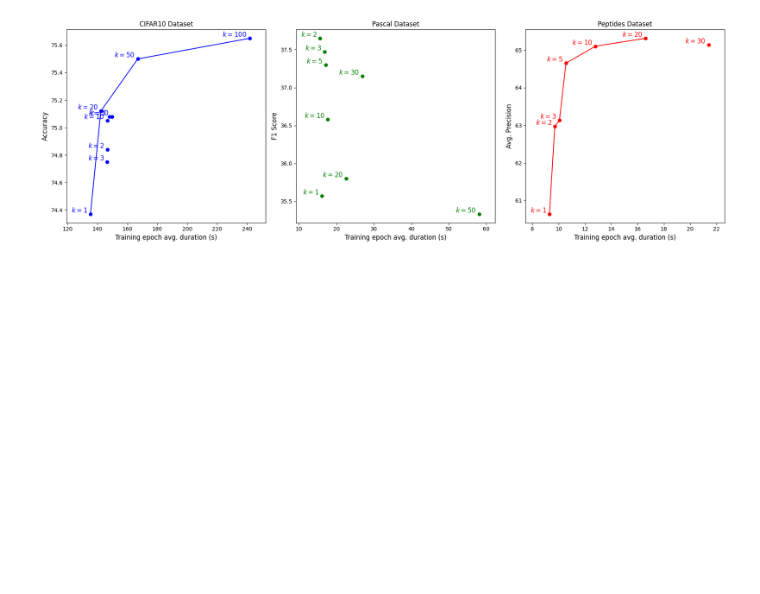
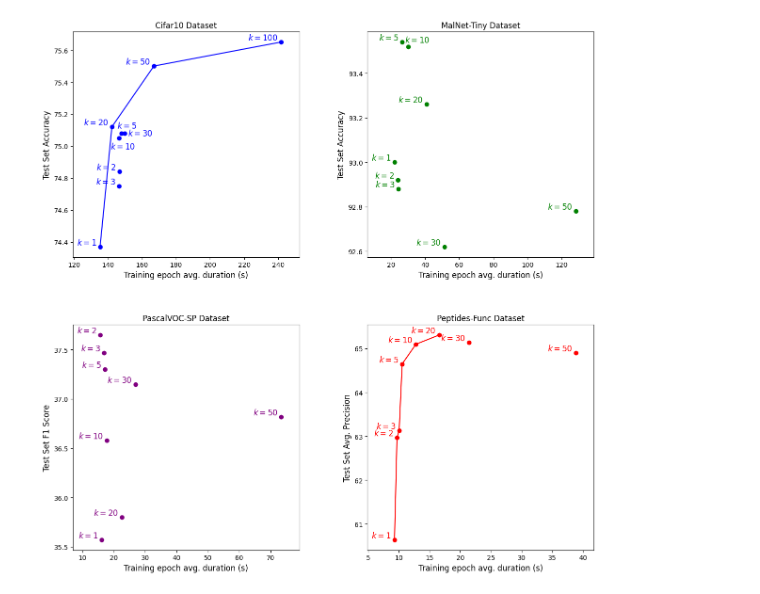
Before and after one commit to JonasDeSchouwer/MSc-thesis, a Jupyter notebook: plotting.ipynb, the cells around one changed output. Saved outputs shown, nothing was run; the diff lists cells and outputs as text; code cells hidden in the pictures; blank space fills up the shorter version.

Commit message:
added plotting code

```diff
--- a/plotting.ipynb
+++ b/plotting.ipynb
@@ -42,50 +68,79 @@ def find_pareto_optimal_idxs(time, performance):
 
     return pareto_optimal_idxs
 
-def plot_performance_time(ax, time, performance, ks, dataset_name, color, ylabel='Performance'):
+def plot_performance_time(ax, time, performance, ks, dataset_name, color, ylabel='Performance', draw_pareto_frontier=True):
     min_length = min(len(time), len(performance), len(ks))
     time = time[:min_length]
     performance = performance[:min_length]
 
     # draw points
     ax.scatter(time, performance, color=color)
 
     # draw pareto frontier
-    pareto_optimal_idxs = find_pareto_optimal_idxs(time, performance)
-    for i in range(1, len(pareto_optimal_idxs)):
-        idx1 = pareto_optimal_idxs[i-1]
-        idx2 = pareto_optimal_idxs[i]
-        ax.plot([time[idx1], time[idx2]], [performance[idx1], performance[idx2]], color=color)
+    if draw_pareto_frontier:
+        pareto_optimal_idxs = find_pareto_optimal_idxs(time, performance)
+        for i in range(1, len(pareto_optimal_idxs)):
+            idx1 = pareto_optimal_idxs[i-1]
+            idx2 = pareto_optimal_idxs[i]
+            ax.plot([time[idx1], time[idx2]], [performance[idx1], performance[idx2]], color=color)
 
+    # used for drawing labels in the right place
     min_time = min(time); max_time = max(time)
     time_delta = max_time - min_time
     min_performance = min(performance); max_performance = max(performance)
     performance_delta = max_performance - min_performance
     ax.set_xlim(min_time - 0.15*time_delta, max_time + 0.1*time_delta)
 
+    # put point labels
     for i in range(min_length):
         k = ks[i]
-        ax.text(time[i]-0.02*time_delta, performance[i], f'$k={k}$', fontsize=12, color=color, ha='right', va='bottom')
+        dx = -0.02
+        dy = 0
+        ha = 'right'
+        va = 'bottom'
+
+        if dataset_name == 'Cifar10':
+            if k == 5:
+                dx, dy = 0.03, 0.015
+                ha, va = 'center', 'bottom'
+            if k == 10:
+                dx, dy = 0.02, -0.02
+                ha, va = 'center', 'top'
+            if k == 30:
+                dx, dy = 0.02,0
+                ha, va = 'left', 'center'
+        elif dataset_name == 'MalNet-Tiny':
+            if k == 10:
+                dx, dy = 0.05,0.01
+                ha, va = 'center', 'bottom'
+        ax.text(time[i]+dx*time_delta, performance[i]+dy*performance_delta, f'$k={k}$', fontsize=12, color=color, ha=ha, va=va)
+
     ax.set_xlabel('Training epoch avg. duration (s)', fontsize=12)
     ax.set_ylabel(ylabel, fontsize=12)
     ax.set_title(f'{dataset_name} Dataset')
 
-# Create a figure and 3 subplots (1 row, 3 columns)
-fig, axes = plt.subplots(1, 3, figsize=(18, 6))
+# Create a figure and 4 subplots (2 row, 2 columns)
+fig, axes = plt.subplots(2, 2, figsize=(12, 12))
 
 # Plot for CIFAR10 in the first subplot
-plot_performance_time(axes[0], cifar10_time, cifar10_performance, ks, 'CIFAR10', 'blue', ylabel='Accuracy')
+plot_performance_time(axes[0][0], cifar10_time, cifar10_performance, ks, 'Cifar10', 'blue', ylabel='Test Set Accuracy')
 
-# Plot for Pascal in the second subplot
-plot_performance_time(axes[1], pascal_time, pascal_performance, ks, 'Pascal', 'green', ylabel='F1 Score')
+# Plot for MalNet in the second subplot
+plot_performance_time(axes[0][1], malnet_time, malnet_performance, ks[:-1], 'MalNet-Tiny', 'green', ylabel='Test Set Accuracy', draw_pareto_frontier=False)
 
-# Plot for Peptides in the third subplot
-plot_performance_time(axes[2], peptides_time, peptides_performance, ks, 'Peptides', 'red', ylabel='Avg. Precision')
+# Plot for Pascal in the third subplot
+plot_performance_time(axes[1][0], pascal_time, pascal_performance, ks[:-1], 'PascalVOC-SP', 'purple', ylabel='Test Set F1 Score', draw_pareto_frontier=False)
+
+# Plot for Peptides in the fourth subplot
+plot_performance_time(axes[1][1], peptides_time, peptides_performance, ks[:-1], 'Peptides-Func', 'red', ylabel='Test Set Avg. Precision')
 
 # Adjust the layout to prevent overlap
 plt.tight_layout()
 
+# Put a little space between the plots
+plt.subplots_adjust(hspace=0.3, wspace=0.3)
+
 # Display the plot
 plt.show()
 # %% [output]
-[figure, old version]
+[figure, new version]
```
Also changed, not shown: parts of 3 cells of this notebook.
